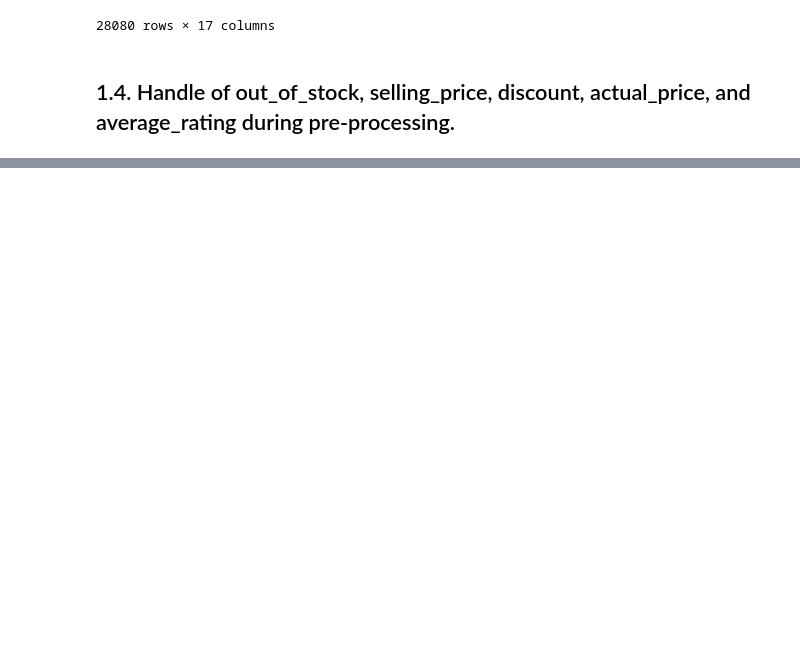
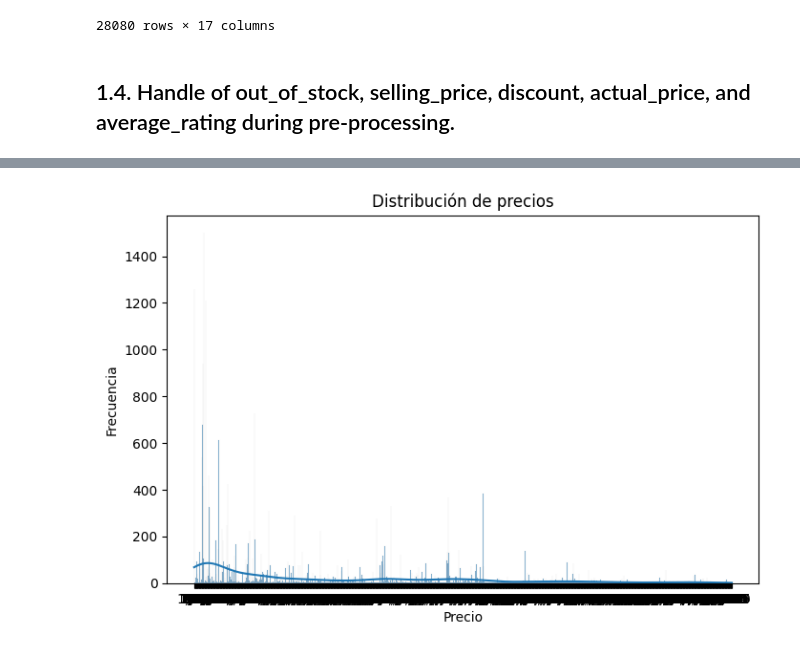
Before and after one commit to IsaacPerez02/SearchEngine-IRWA_2025, a Jupyter notebook: project_progress/part_1/preprocesing.ipynb, the cells around one changed output, grey strips where cells are left out. Cells and saved outputs as stored; diff of their text form; code cells hidden in the pictures; blank space fills up the shorter version.

```diff
--- a/project_progress/part_1/preprocesing.ipynb
+++ b/project_progress/part_1/preprocesing.ipynb
@@ -115,0 +193,9 @@ display(products)
+# %%
+plt.figure()
+sns.histplot(products['selling_price'], bins=10, kde=True)
+plt.title('Distribución de precios')
+plt.xlabel('Precio')
+plt.ylabel('Frecuencia')
+plt.show()
+# %% [output]
+[figure, added]
```
Also changed, not shown: parts of 23 cells of this notebook.
